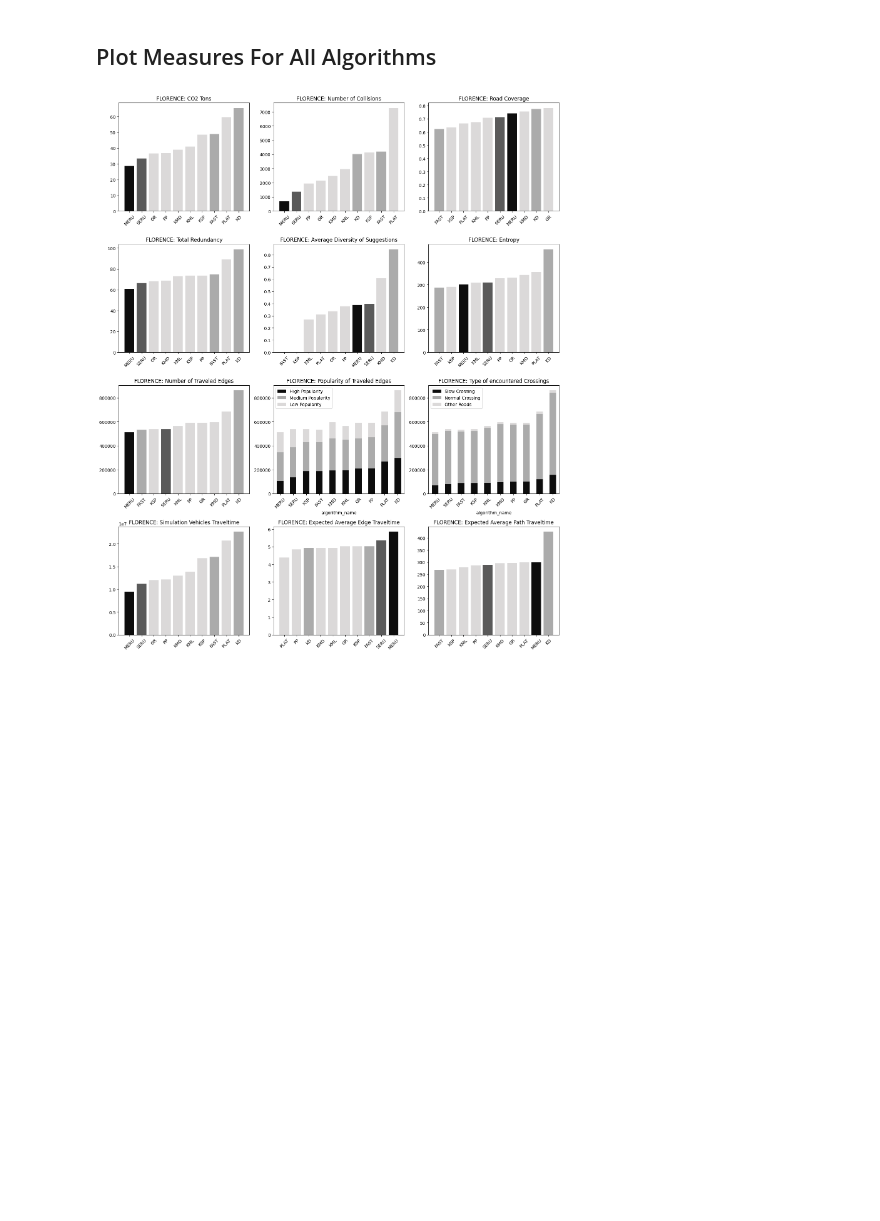
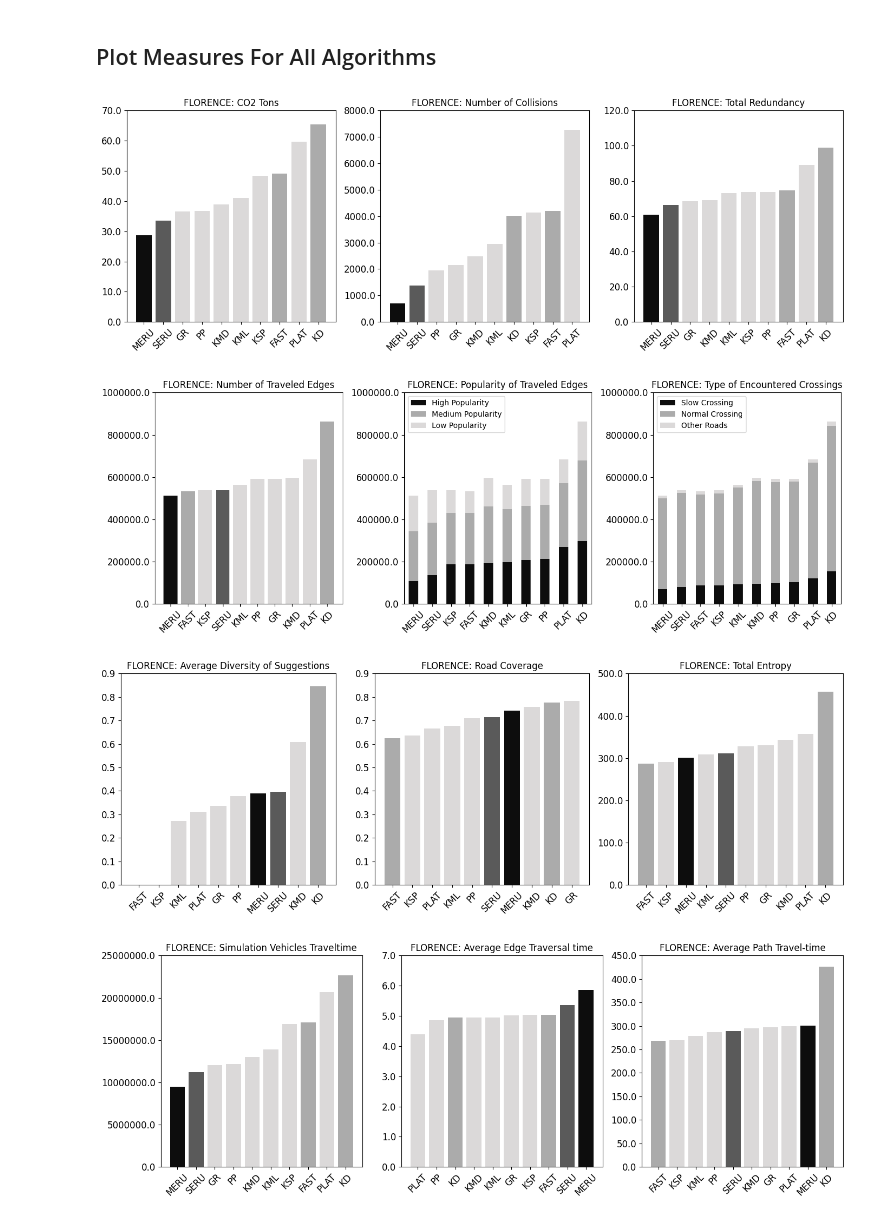
Before and after one commit to lwdovico/pattern-optimized-routes, a Jupyter notebook: notebooks/01_EXAMPLE_NOTEBOOK.ipynb, the cells around one changed output. Drawn from its saved outputs; the diff is of its cells as text; code cells hidden in the pictures; blank space fills up the shorter version.

Commit message:
Split plots in group of 3

```diff
--- a/notebooks/01_EXAMPLE_NOTEBOOK.ipynb
+++ b/notebooks/01_EXAMPLE_NOTEBOOK.ipynb
@@ -510,23 +510,23 @@ chosen_map = {'florence' : 5000,
 
 fitted_vehicles = chosen_map[chosen_city]
 # %%
-special_cols = {'Popularity of Traveled Edges' : ['H', 'M', 'L'], 'Type of encountered Crossings' : ['slow_crossing', 'normal_crossing', 'not_crossing']}
+special_cols = {'Popularity of Traveled Edges' : ['H', 'M', 'L'], 'Type of Encountered Crossings' : ['slow_crossing', 'normal_crossing', 'not_crossing']}
 map_special_cols = {'Popularity of Traveled Edges' : {'H' : 'High Popularity', 'M' : 'Medium Popularity', 'L' : 'Low Popularity'},
-                    'Type of encountered Crossings' : {'slow_crossing' : 'Slow Crossing', 'normal_crossing' : 'Normal Crossing', 'not_crossing' : 'Other Roads'}}
+                    'Type of Encountered Crossings' : {'slow_crossing' : 'Slow Crossing', 'normal_crossing' : 'Normal Crossing', 'not_crossing' : 'Other Roads'}}
 
 cols = {'algorithm_name': 'algorithm_name',
          'CO2 Tons': 'CO2 Tons',
          'N Teleports': 'Number of Collisions',
-         'Road Coverage': 'Road Coverage',
          'Total Redundancy': 'Total Redundancy',
-         'Avg Diversity of Suggestions': 'Average Diversity of Suggestions',
-         'Entropy': 'Entropy',
          'N Traveled Edges': 'Number of Traveled Edges',
          'Traveled Popularity': 'Popularity of Traveled Edges',
-         'Traveled Crossings': 'Type of encountered Crossings',
+         'Traveled Crossings': 'Type of Encountered Crossings',
+         'Avg Diversity of Suggestions': 'Average Diversity of Suggestions',
+         'Road Coverage': 'Road Coverage',
+         'Entropy': 'Total Entropy',
          'Vehicles Traveltime': 'Simulation Vehicles Traveltime',
-         'Avg Traveled Edge Traveltime': 'Expected Average Edge Traveltime',
-         'Avg Traveled Path Traveltime': 'Expected Average Path Traveltime'}
+         'Avg Traveled Edge Traveltime': 'Average Edge Traversal time',
+         'Avg Traveled Path Traveltime': 'Average Path Travel-time'}
 
 df = df_source[list(cols)]
 df.columns = list(map(lambda x: cols[x], df.columns))
@@ -547,13 +547,15 @@ result_df = result_df.drop(columns=['algorithm_prefix'])
 
 lowest_CO2_ls = result_df['algorithm_name'].tolist()
 
-# Create a list to hold subplots
-fig, axes = plt.subplots(math.ceil(len(cols_to_plot)/3), 3, figsize=(15, 18))
+idx = 0
+for measure in cols_to_plot:
+    if idx % 3 == 0:
+        # Create a list to hold subplots
+        fig, axes = plt.subplots(1, 3, figsize=(14, 5))  # Width: 12 inches, Height: 4 inches
+        # Flatten the axes list for easy indexing
+        axes = axes.flatten()
 
-# Flatten the axes list for easy indexing
-axes = axes.flatten()
 
-for idx, measure in enumerate(cols_to_plot):
     if measure not in special_cols:
         to_plot = df[measure].groupby(df['algorithm_name']).mean().fillna(0)
         to_plot = pd.DataFrame(to_plot)
@@ -569,40 +571,51 @@ for idx, measure in enumerate(cols_to_plot):
         axes[idx].set_title(f"{chosen_city.replace('_big', '').upper()}: {measure}")
     else:
         temp_df = pd.DataFrame(decounter_column(df[measure]))
 
         # Initialize an empty DataFrame to hold the extracted values
         extracted_df = pd.DataFrame()
 
         # Iterate through rows to extract values from dictionaries
         for index, row in temp_df.iterrows():
             extracted_df = pd.concat((extracted_df, pd.DataFrame(row[measure], index = np.arange(1))), ignore_index=True)
         if 'Ratio' not in measure:
             extracted_df = extracted_df[special_cols[measure]]
         extracted_df['algorithm_name'] = df['algorithm_name']
         filtered_df = extracted_df.loc[extracted_df['algorithm_name'].isin(lowest_CO2_ls)]
         to_plot = filtered_df.groupby(filtered_df['algorithm_name']).mean()
         to_plot['algorithm_prefix'] = to_plot.index.str.split('_').str[0]
         to_plot['algorithm_prefix'] = to_plot['algorithm_prefix'].replace(f'MERU{fitted_vehicles}', 'MERU').replace(f'SERU{fitted_vehicles}', 'SERU').replace('NR', 'FAST')
         to_plot = to_plot.reset_index(drop = True).set_index(to_plot['algorithm_prefix'].values).drop('algorithm_prefix', axis = 1)
-        to_plot.index.name = 'algorithm_name'
 
         # Create a stacked bar plot
         to_plot = to_plot.sort_values(by = special_cols[measure]).fillna(0)
         to_plot.columns = list(map(lambda x: map_special_cols[measure][x], to_plot.columns))
         to_plot.plot(kind='bar', stacked=True, ax=axes[idx], color = ['#0d0d0d', '#ababab', '#dbd9d9'])
         axes[idx].set_title(f"{chosen_city.replace('_big', '').upper()}: {measure}")
 
     axes[idx].set_xticks(axes[idx].get_xticks())
-    axes[idx].set_xticklabels(to_plot.index, rotation=45)
+    axes[idx].set_xticklabels(to_plot.index, fontsize = 12, rotation=45)
+    rounded_ys = [round(x, 2) for x in axes[idx].get_yticks()]
+    axes[idx].set_yticks(rounded_ys)
+    axes[idx].set_yticklabels(rounded_ys, fontsize = 12)
 
-# Remove any extra empty subplots
-for i in range(len(cols_to_plot), len(axes)):
-    fig.delaxes(axes[i])
 
-# Adjust layout
-plt.tight_layout()
+    if idx % 3 == 2:
 
-# Show the plots
-plt.show()
+        idx = -1
+        # Remove any extra empty subplots
+        for i in range(len(cols_to_plot), len(axes)):
+            fig.delaxes(axes[i])
+
+        # Adjust layout
+        plt.tight_layout()
+
+        # Show the plots
+        plt.show()
+
+    idx += 1
 # %% [output]
-[figure, old version]
+[figure, new version]
+[figure, added]
+[figure, added]
+[figure, added]
```
Also changed, not shown: parts of 2 cells of this notebook.
